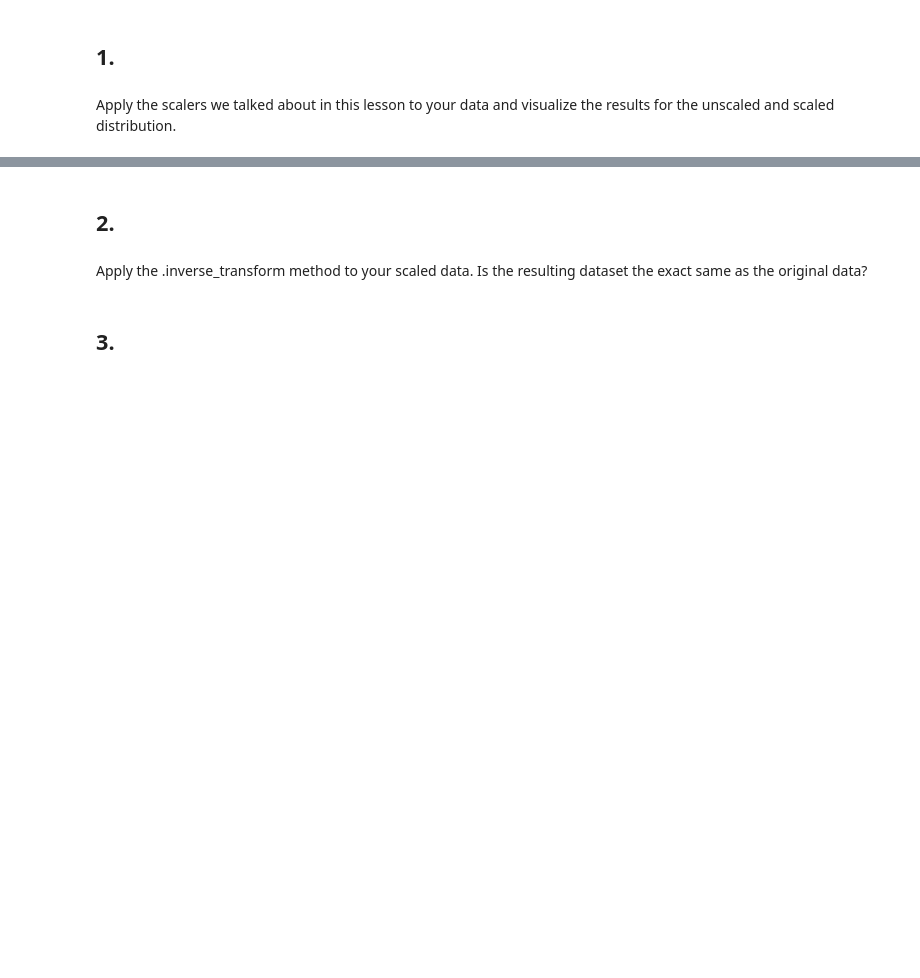
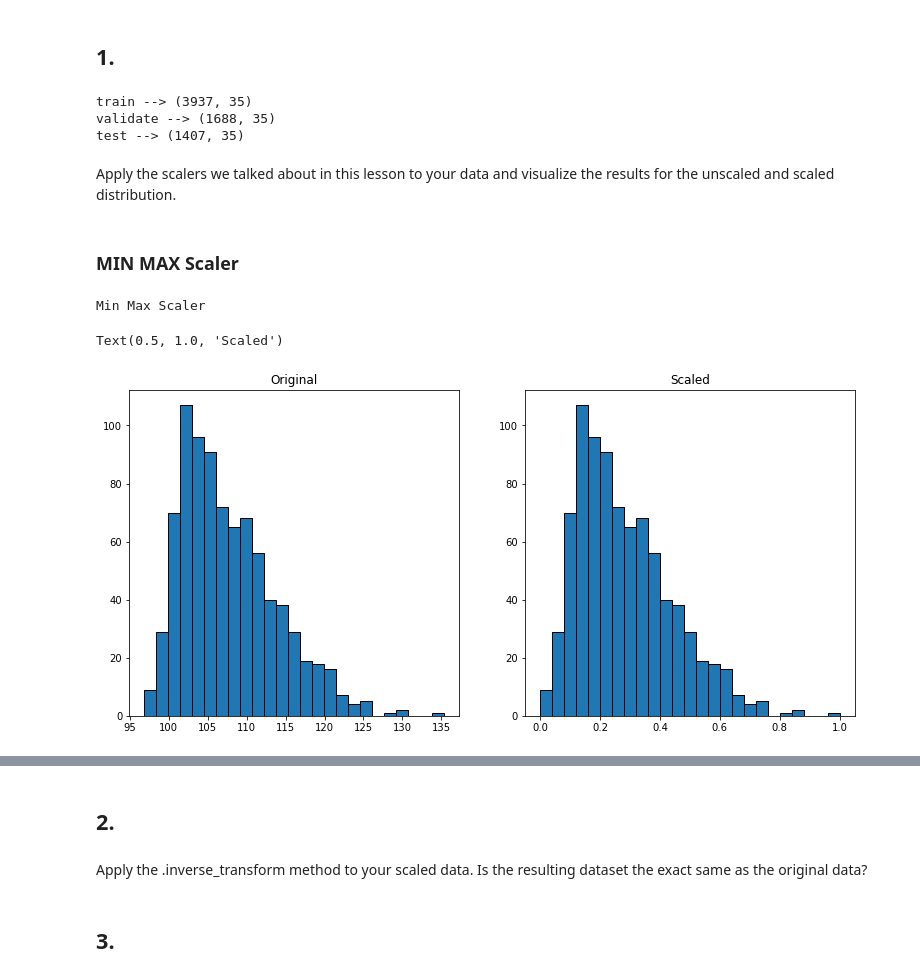
Before and after one commit to rachelrobbinsmayhill/regression-exercises, a Jupyter notebook: scaling.ipynb, the cells around one changed output, grey strips where cells are left out. Saved outputs shown, nothing was run; the diff lists cells and outputs as text; code cells hidden in the pictures; blank space fills up the shorter version.

```diff
--- a/scaling.ipynb
+++ b/scaling.ipynb
@@ -22,5 +43,2 @@ Here is a histogram of the dataset we will be working with.
 # %% [markdown]
 ## 1.
-# %%
-x_train_and_validate, x_test = train_test_split(x, random_state=123)
-x_train, x_validate = train_test_split(x_train_and_validate)
@@ -27,2 +57,41 @@ x_train, x_validate = train_test_split(x_train_and_validate)
+# %%
+train, validate, test = train_validate_test_split(df, target='did_churn_Yes', seed=123)
+
+X_train = train.drop(columns=['did_churn_Yes'])
+y_train = train.did_churn_Yes
+
+X_validate = validate.drop(columns=['did_churn_Yes'])
+y_validate = validate.did_churn_Yes
+
+X_test = test.drop(columns=['did_churn_Yes'])
+y_test = test.did_churn_Yes
+# %% [output]
+train --> (3937, 35)
+validate --> (1688, 35)
+test --> (1407, 35)
 # %% [markdown]
 Apply the scalers we talked about in this lesson to your data and visualize the results for the unscaled and scaled distribution.
+# %% [markdown]
+### MIN MAX Scaler
+# %%
+scaler = sklearn.preprocessing.MinMaxScaler()
+# Note that we only call .fit with the training data,
+# but we use .transform to apply the scaling to all the data splits.
+scaler.fit(x_train)
+
+x_train_scaled = scaler.transform(x_train)
+x_validate_scaled = scaler.transform(x_validate)
+x_test_scaled = scaler.transform(x_test)
+
+print('Min Max Scaler')
+plt.figure(figsize=(13, 6))
+plt.subplot(121)
+plt.hist(x_train, bins=25, ec='black')
+plt.title('Original')
+plt.subplot(122)
+plt.hist(x_train_scaled, bins=25, ec='black')
+plt.title('Scaled')
+# %% [output]
+Min Max Scaler
+Text(0.5, 1.0, 'Scaled')
+[figure, added]
```
Also changed, not shown: parts of 13 cells of this notebook.
